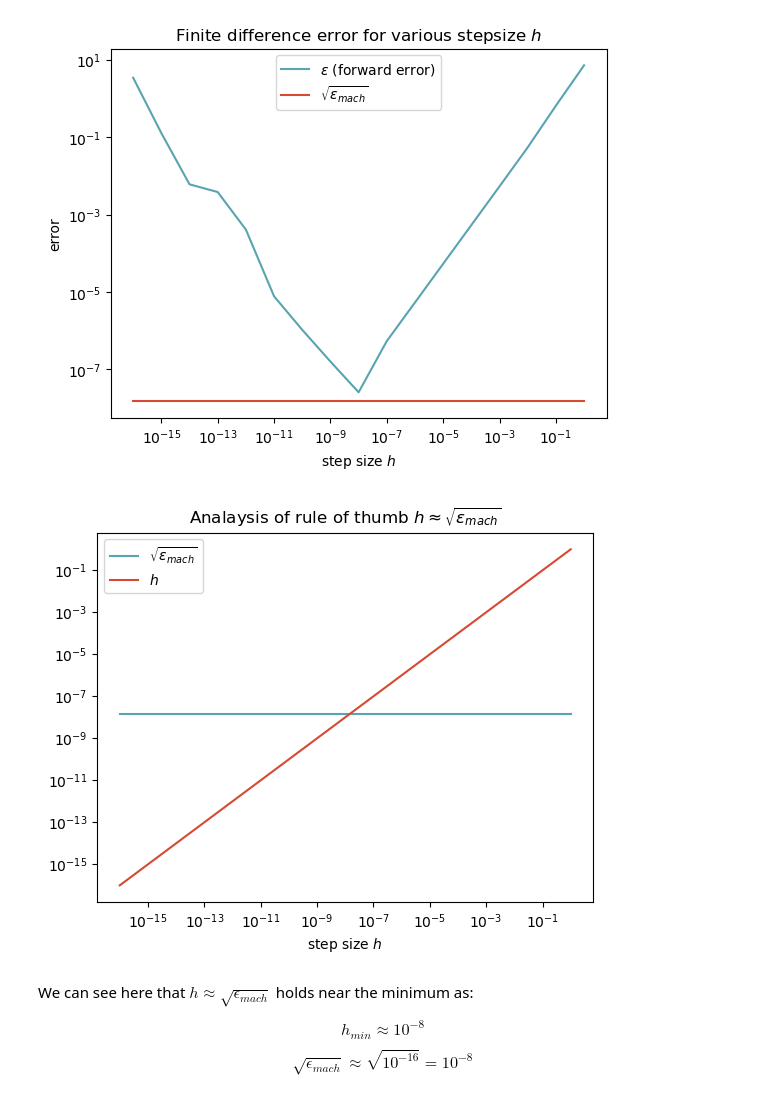
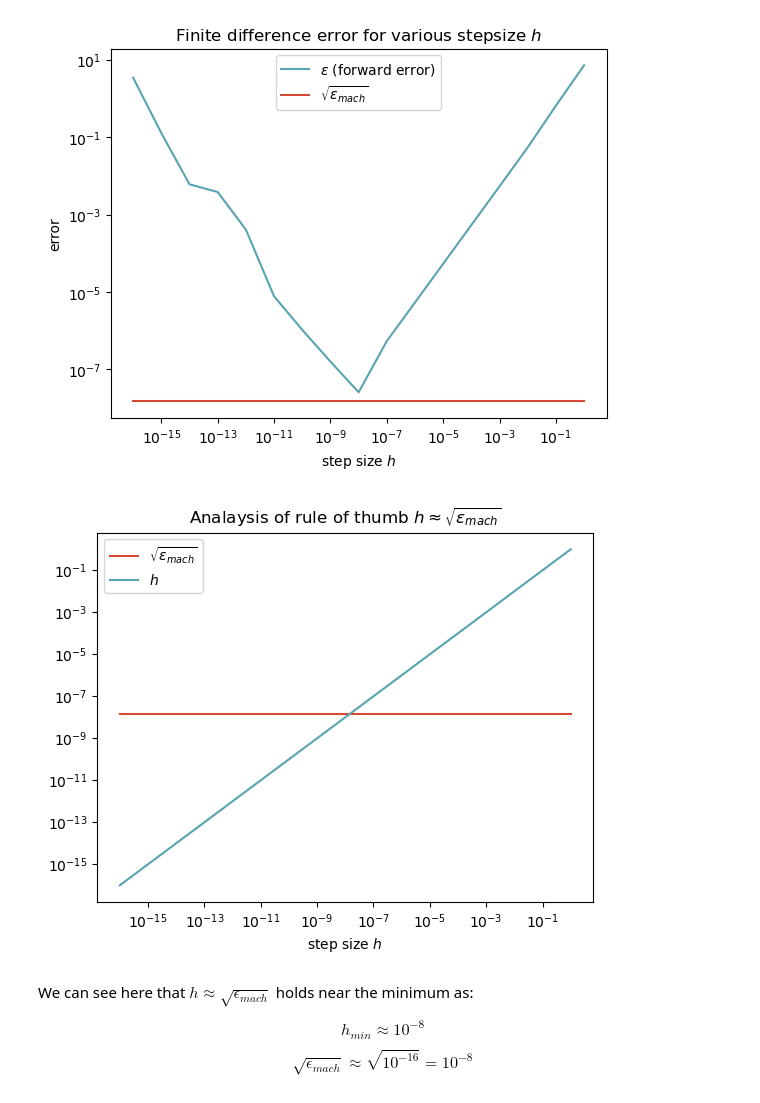
Before and after one commit to jonas4climate/na-assignment1, a Jupyter notebook: hw1_2023.ipynb, the cells around one changed output. Drawn from its saved outputs; the diff is of its cells as text; code cells hidden in the pictures.

```diff
--- a/hw1_2023.ipynb
+++ b/hw1_2023.ipynb
@@ -20,7 +20,8 @@ import sympy
 import matplotlib.pyplot as plt
 import sys
 # %%
-COLORS_BY_KEY = {'black': '#2B303A', 'green': '#0C7C59', 'blue': '#58A4B0', 'pink': '#9C7A97', 'red': '#D64933'}
+COLORS_BY_KEY = {'black': '#2B303A', 'green': '#0C7C59',
+                 'blue': '#58A4B0', 'pink': '#9C7A97', 'red': '#D64933'}
 COLORS = list(COLORS_BY_KEY.values())
 # %% [markdown]
 -----
@@ -62,14 +65,14 @@ epsilon_mach = 2.220446049250313e-16
 h_min = 1e-08 (at index 8)
 [figure]
 # %%
-plt.loglog(hs, errors_mach, c=COLORS[2])
-plt.loglog(hs, hs, c=COLORS[4])
+plt.loglog(hs, errors_mach, c=COLORS[4])
+plt.loglog(hs, hs, c=COLORS[2])
 plt.legend(['$\sqrt{\epsilon_{mach}}$', '$h$'])
 plt.title('Analaysis of rule of thumb $h \\approx \\sqrt{\\epsilon_{mach}}$')
 plt.xlabel('step size $h$')
 plt.show()
 # %% [output]
-[figure, old version]
+[figure, new version]
 # %% [markdown]
 We can see here that $h \approx \sqrt{\epsilon_{mach}}$ holds near the minimum as:
 
```
Also changed, not shown: parts of 4 cells of this notebook.
